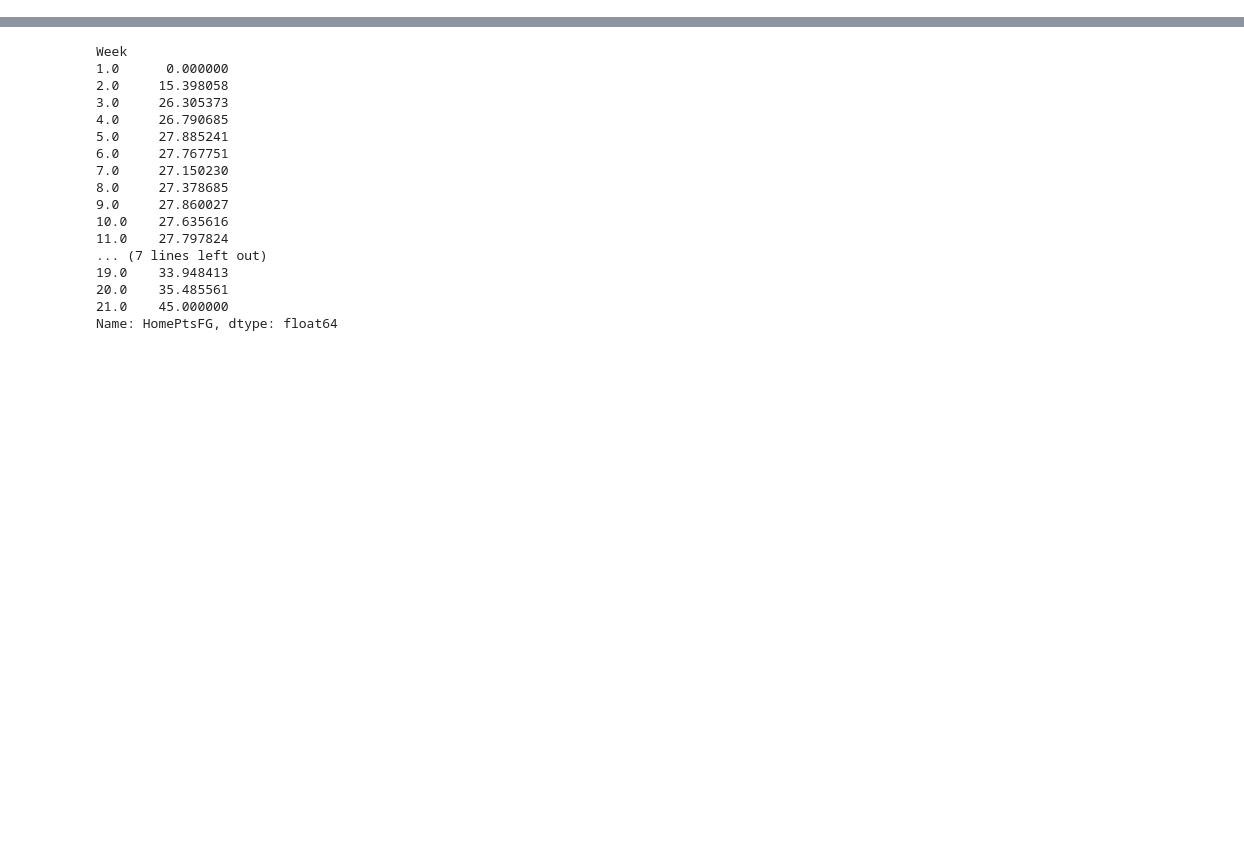
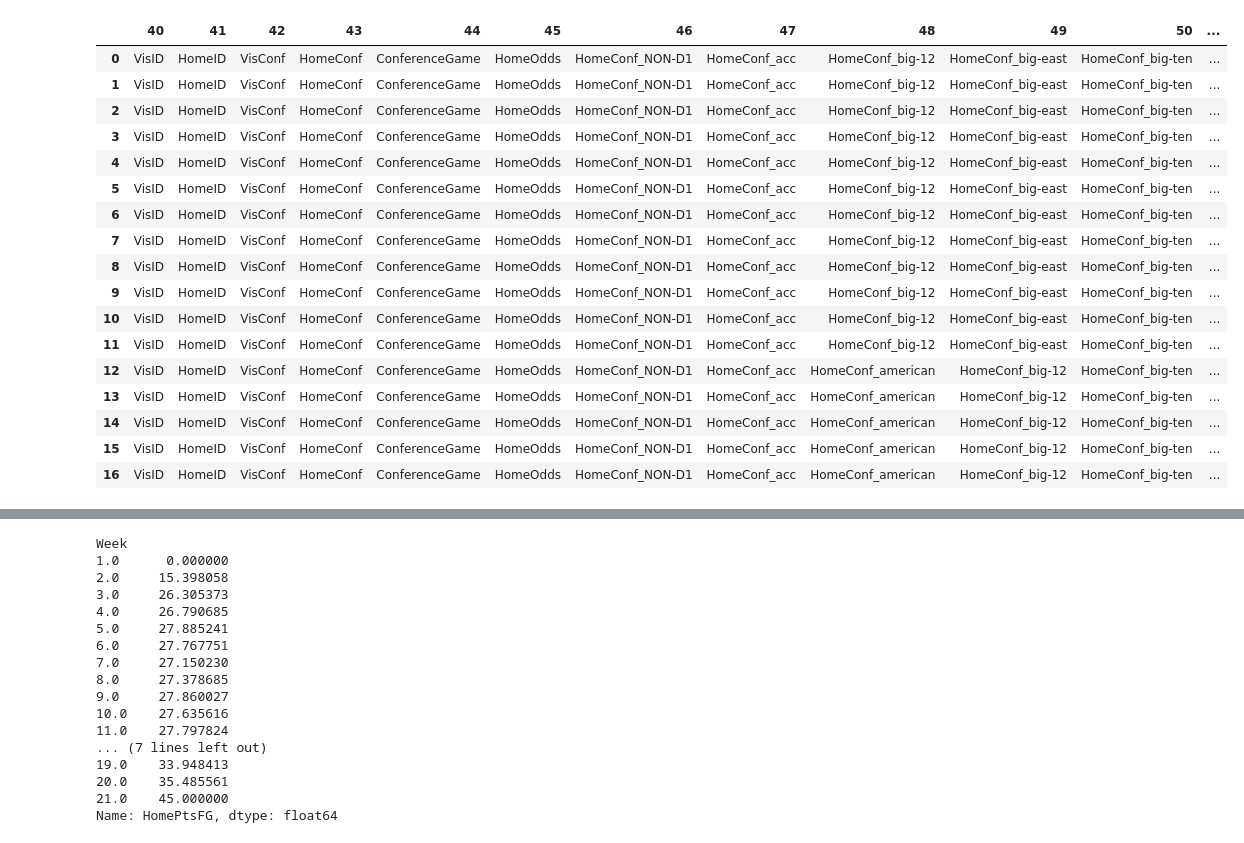
Before and after one commit to settonull/NYUMLProject, a Jupyter notebook: adjusting_odds.ipynb, the cells around one changed output, grey strips where cells are left out. Drawn from its saved outputs; the diff is of its cells as text; code cells hidden in the pictures; blank space fills up the shorter version.

Commit message:
Updated Snoozle with isaac features

```diff
--- a/adjusting_odds.ipynb
+++ b/adjusting_odds.ipynb
@@ -4,0 +304,32 @@ from datetime import *
+# %%
+ultimate = pd.read_csv('data/snoozle/snoozle-combined.csv')
+ultimate['HomeFinal'] = abs(ultimate['HomeFinal'])
+ultimate['VisFinal'] = abs(ultimate['VisFinal'])
+ultimate['HomeConf'] = ultimate['HomeConf'].apply(lambda x: 'NotMajor' if x == 'NON-D1' else x)
+ultimate['VisConf'] = ultimate['VisConf'].apply(lambda x: 'NotMajor' if x == 'NON-D1' else x)
+
+for col in ultimate:
+    if 'v_' in col:
+        ultimate = ultimate.rename({col:'Vis{}'.format(col.split('v_')[1].title().replace('_', ''))}, axis=1)
+    elif 'h_' in col:
+        ultimate = ultimate.rename({col:'Home{}'.format(col.split('h_')[1].title().replace('_', ''))}, axis=1)
+    elif '_' in col:
+        ultimate = ultimate.rename({col:'{}'.format(col.title().replace('_',''))}, axis=1)
+
+ultimates = [ultSsn for _,ultSsn in ultimate.groupby('Season')]
+
+ultimates2 = [0 for i in range(len(ultimates))]
+# %%
+for year, ult in enumerate(ultimates):
+    print('Year: {}'.format(year))
+    #ultimates2[year] = pd.merge(ult, confs[year][['HomeID', 'HomeConf']], on='HomeID', how='left')
+    #ultimates2[year] = pd.merge(ultimates2[year], confs[year][['VisID', 'VisConf']], on='VisID', how='left')
+    ultimates2[year] = pd.concat([ult, pd.get_dummies(ult[['HomeConf','VisConf']])[['HomeConf_NotMajor','VisConf_NotMajor']]], axis=1)
+    ultimates2[year] = add_ptsWinsGames(ultimates2[year])
+    print('Adding Pyth and Elo')
+    if year == 0:
+        ultimates2[year] = add_pythWins(ultimates2[year], 2.37)
+        ultimates2[year] = add_elo(ultimates2[year], 20)
+    else:
+        ultimates2[year] = add_pythWins(ultimates2[year], 2.37, ultimates2[year-1])
+        ultimates2[year] = add_elo(ultimates2[year], 20, ultimates2[year-1])
@@ -4,0 +354,22 @@ from datetime import *
+# %%
+cols = [ult.columns for ult in ultimates2]
+pd.DataFrame(cols).iloc[:,40:60]
+# %% [output]
+|  | 40 | 41 | 42 | 43 | 44 | 45 | 46 | 47 | 48 | 49 | 50 | ... |
+| 0 | VisID | HomeID | VisConf | HomeConf | ConferenceGame | HomeOdds | HomeConf_NON-D1 | HomeConf_acc | HomeConf_big-12 | HomeConf_big-east | HomeConf_big-ten | ... |
+| 1 | VisID | HomeID | VisConf | HomeConf | ConferenceGame | HomeOdds | HomeConf_NON-D1 | HomeConf_acc | HomeConf_big-12 | HomeConf_big-east | HomeConf_big-ten | ... |
+| 2 | VisID | HomeID | VisConf | HomeConf | ConferenceGame | HomeOdds | HomeConf_NON-D1 | HomeConf_acc | HomeConf_big-12 | HomeConf_big-east | HomeConf_big-ten | ... |
+| 3 | VisID | HomeID | VisConf | HomeConf | ConferenceGame | HomeOdds | HomeConf_NON-D1 | HomeConf_acc | HomeConf_big-12 | HomeConf_big-east | HomeConf_big-ten | ... |
+| 4 | VisID | HomeID | VisConf | HomeConf | ConferenceGame | HomeOdds | HomeConf_NON-D1 | HomeConf_acc | HomeConf_big-12 | HomeConf_big-east | HomeConf_big-ten | ... |
+| 5 | VisID | HomeID | VisConf | HomeConf | ConferenceGame | HomeOdds | HomeConf_NON-D1 | HomeConf_acc | HomeConf_big-12 | HomeConf_big-east | HomeConf_big-ten | ... |
+| 6 | VisID | HomeID | VisConf | HomeConf | ConferenceGame | HomeOdds | HomeConf_NON-D1 | HomeConf_acc | HomeConf_big-12 | HomeConf_big-east | HomeConf_big-ten | ... |
+| 7 | VisID | HomeID | VisConf | HomeConf | ConferenceGame | HomeOdds | HomeConf_NON-D1 | HomeConf_acc | HomeConf_big-12 | HomeConf_big-east | HomeConf_big-ten | ... |
+| 8 | VisID | HomeID | VisConf | HomeConf | ConferenceGame | HomeOdds | HomeConf_NON-D1 | HomeConf_acc | HomeConf_big-12 | HomeConf_big-east | HomeConf_big-ten | ... |
+| 9 | VisID | HomeID | VisConf | HomeConf | ConferenceGame | HomeOdds | HomeConf_NON-D1 | HomeConf_acc | HomeConf_big-12 | HomeConf_big-east | HomeConf_big-ten | ... |
+| 10 | VisID | HomeID | VisConf | HomeConf | ConferenceGame | HomeOdds | HomeConf_NON-D1 | HomeConf_acc | HomeConf_big-12 | HomeConf_big-east | HomeConf_big-ten | ... |
+| 11 | VisID | HomeID | VisConf | HomeConf | ConferenceGame | HomeOdds | HomeConf_NON-D1 | HomeConf_acc | HomeConf_big-12 | HomeConf_big-east | HomeConf_big-ten | ... |
+| 12 | VisID | HomeID | VisConf | HomeConf | ConferenceGame | HomeOdds | HomeConf_NON-D1 | HomeConf_acc | HomeConf_american | HomeConf_big-12 | HomeConf_big-ten | ... |
+| 13 | VisID | HomeID | VisConf | HomeConf | ConferenceGame | HomeOdds | HomeConf_NON-D1 | HomeConf_acc | HomeConf_american | HomeConf_big-12 | HomeConf_big-ten | ... |
+| 14 | VisID | HomeID | VisConf | HomeConf | ConferenceGame | HomeOdds | HomeConf_NON-D1 | HomeConf_acc | HomeConf_american | HomeConf_big-12 | HomeConf_big-ten | ... |
+| 15 | VisID | HomeID | VisConf | HomeConf | ConferenceGame | HomeOdds | HomeConf_NON-D1 | HomeConf_acc | HomeConf_american | HomeConf_big-12 | HomeConf_big-ten | ... |
+| 16 | VisID | HomeID | VisConf | HomeConf | ConferenceGame | HomeOdds | HomeConf_NON-D1 | HomeConf_acc | HomeConf_american | HomeConf_big-12 | HomeConf_big-ten | ... |
```
Also changed, not shown: parts of 4 cells of this notebook, 4 other files.
